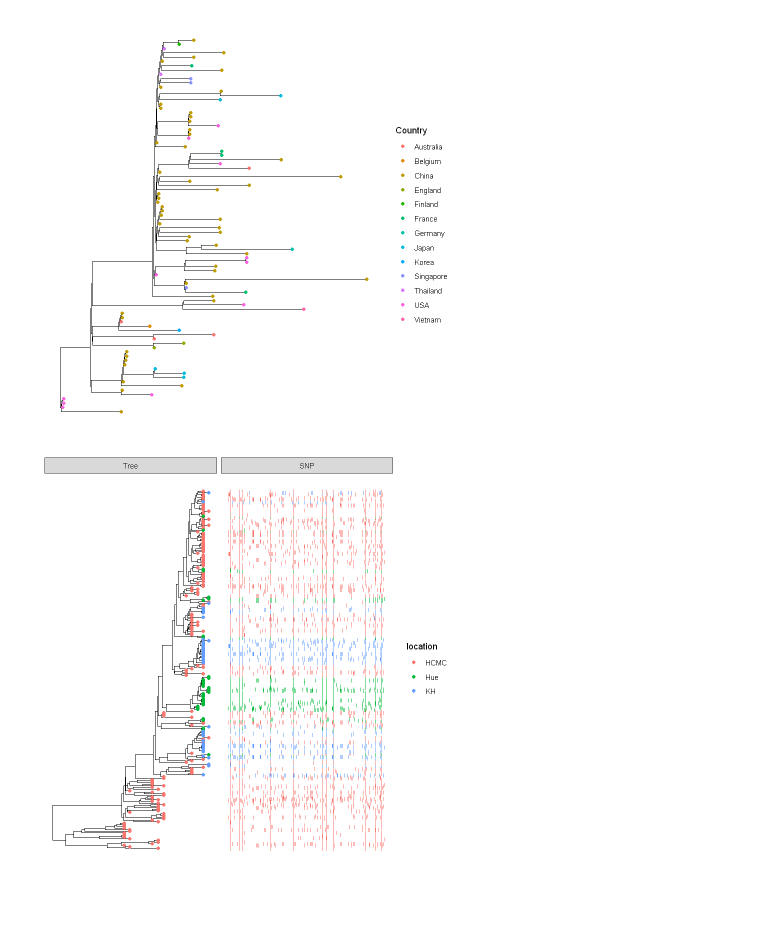
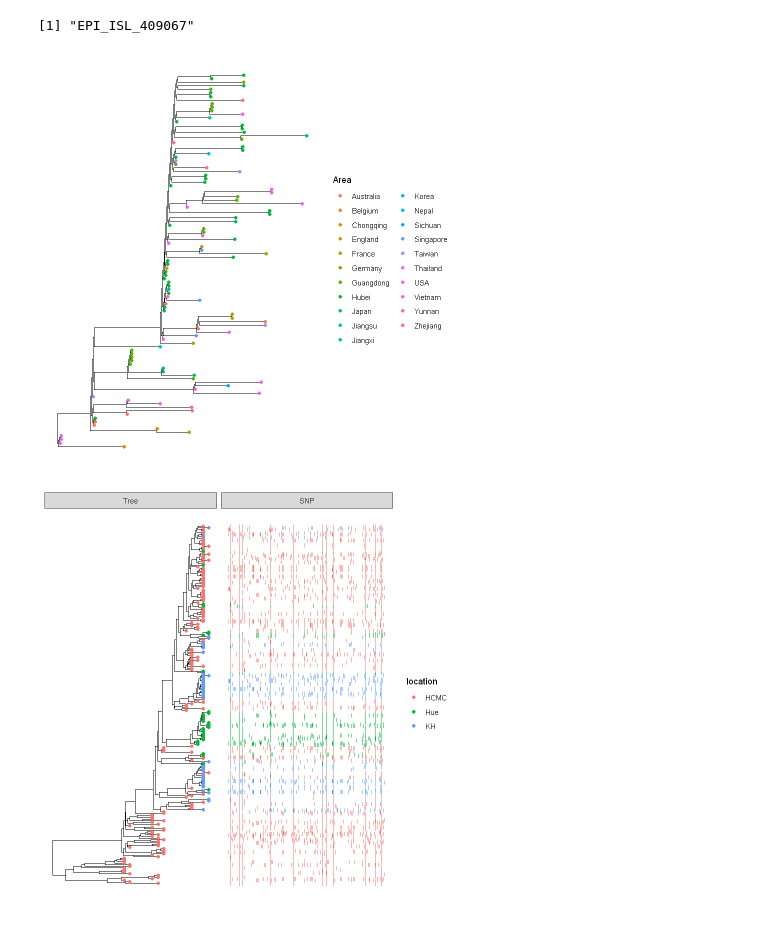
Before and after one commit to Takkoona/SARS-CoV-2, a Jupyter notebook: 2_genome_evolution.ipynb, the cells around one changed output. Saved outputs shown, nothing was run; the diff lists cells and outputs as text; code cells hidden in the pictures.

```diff
--- a/3_genome_evolution.ipynb
+++ b/2_genome_evolution.ipynb
@@ -3,18 +3,24 @@ library(ape)
 suppressPackageStartupMessages(library(seqinr))
 suppressPackageStartupMessages(library(ggtree))
 
-genomeDir <- "Genome_tree"
+dataDir <- "Data"
+genomeTreeDir <- "Genome_tree"
 # %%
-tree <- read.tree(file.path(genomeDir, "RAxML_bestTree.GTRGAMMA"))
-tree <- drop.tip(tree, "EPI_ISL_402131")
+tree <- read.tree(file.path(genomeTreeDir, "RAxML_bestTree.GTRGAMMA"))
+tree <- drop.tip(tree, readLines(file.path(genomeTreeDir, "outgroup.txt")))
+write.tree(phy = tree, file = file.path(genomeTreeDir, "no_outgroup.newick"))
+# %%
+tree$tip.label[tree$edge[which.max(tree$edge.length), 2]]
+# %% [output]
+[1] "EPI_ISL_409067"
 # %%
-info <- read.csv(file.path("Data", "info.csv"))
+info <- read.csv(file.path(dataDir, "info.csv"))
 # %%
 p <- ggtree(tree)
-p <- p %<+% info + geom_tippoint(aes(color=Country))
+p <- p %<+% info + geom_tippoint(aes(color=Area))
 p
 # %% [output]
-[figure, old version]
+[figure, new version]
 # %%
 reference <- "EPI_ISL_402123"
 
```
Also changed, not shown: 24 other files.
